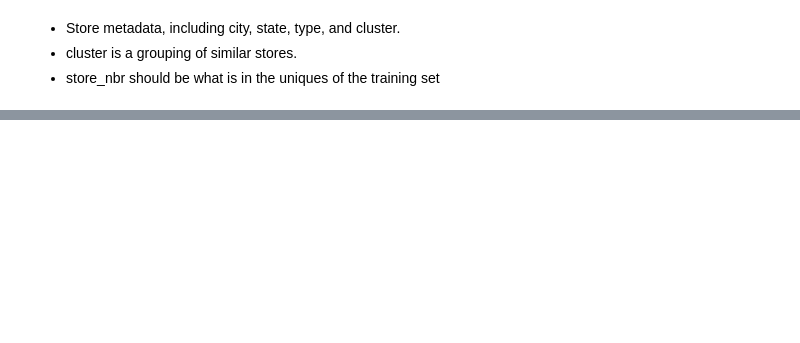
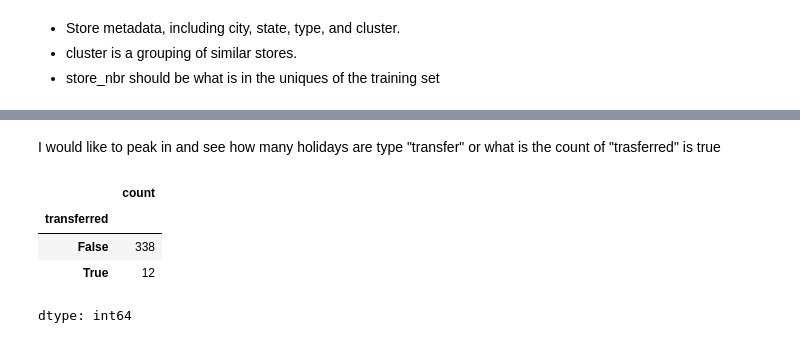
Before and after one commit to jonkarrer/sales-forecasting-ml, a Jupyter notebook: Sales_Time_Series.ipynb, the cells around one changed output, grey strips where cells are left out. Saved outputs shown, nothing was run; the diff lists cells and outputs as text; code cells hidden in the pictures; blank space fills up the shorter version.

```diff
--- a/Sales_Time_Series.ipynb
+++ b/Sales_Time_Series.ipynb
@@ -149,0 +244,10 @@ array(['AUTOMOTIVE', 'BABY CARE', 'BEAUTY', 'BEVERAGES', 'BOOKS',
+# %% [markdown]
+I would like to peak in and see how many holidays are type "transfer" or what is the count of "trasferred" is true
+# %%
+holiday_df["transferred"].value_counts()
+# %% [output]
+|  | count |
+| transferred |  |
+| False | 338 |
+| True | 12 |
+dtype: int64
```
Also changed, not shown: parts of 35 cells of this notebook.
